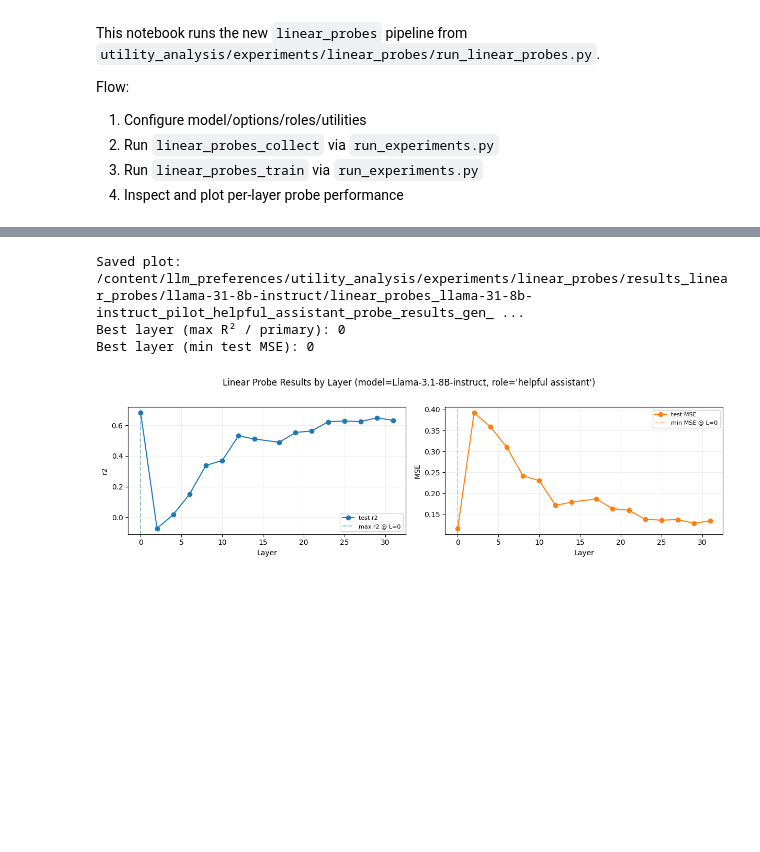
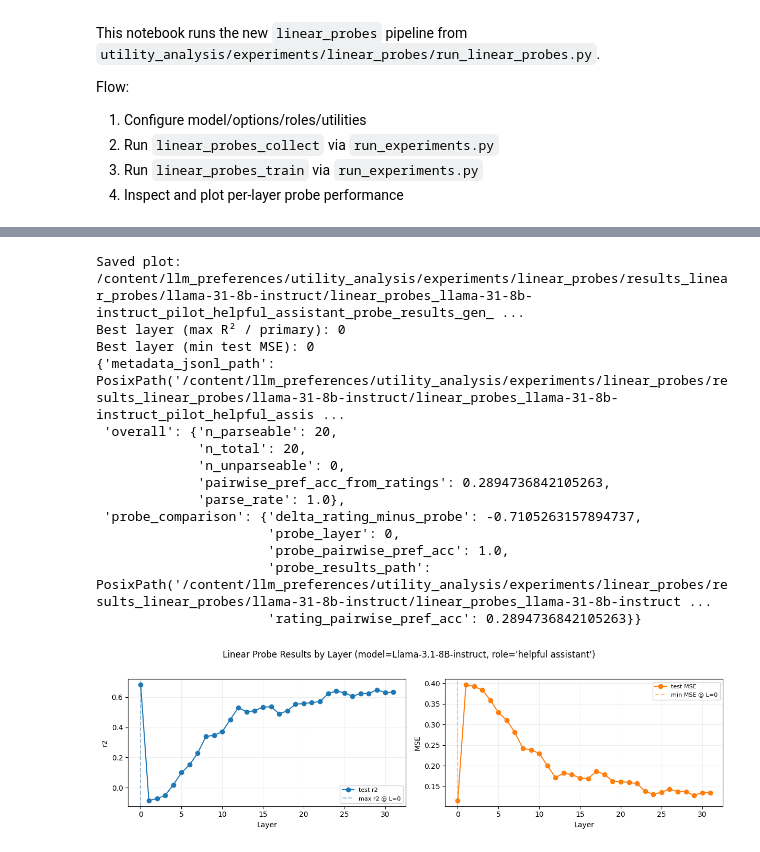
Before and after one commit to thowell332/llm-preferences, a Jupyter notebook: utility_analysis/linear_probes_experiment.ipynb, the cells around one changed output, grey strips where cells are left out. Saved outputs shown, nothing was run; the diff lists cells and outputs as text; code cells hidden in the pictures; blank space fills up the shorter version.

Commit message:
Ran again with ratings

```diff
--- a/utility_analysis/linear_probes_experiment.ipynb
+++ b/utility_analysis/linear_probes_experiment.ipynb
@@ -93,6 +135,12 @@ import yaml
 from transformers import AutoConfig
 from IPython.display import display
 
+
+NOTEBOOK_REPO_ROOT = REPO_ROOT if COLAB_RUNTIME else MODELS_PATH.parent.parent
+LP_DIR = NOTEBOOK_REPO_ROOT / "utility_analysis" / "experiments" / "linear_probes"
+if str(LP_DIR) not in sys.path:
+    sys.path.insert(0, str(LP_DIR))
+
 import importlib
 import notebook_runs
 importlib.reload(notebook_runs)
@@ -101,11 +149,6 @@ importlib.reload(notebook_runs)
 
 if "MODEL_KEY" not in dir() or "MODELS_PATH" not in dir():
     raise RuntimeError("Run the model setup cell first (MODEL_KEY, MODELS_PATH).")
-
-NOTEBOOK_REPO_ROOT = REPO_ROOT if COLAB_RUNTIME else MODELS_PATH.parent.parent
-LP_DIR = NOTEBOOK_REPO_ROOT / "utility_analysis" / "experiments" / "linear_probes"
-if str(LP_DIR) not in sys.path:
-    sys.path.insert(0, str(LP_DIR))
 
 from notebook_runs import (
     default_utilities_rel,
@@ -121,7 +164,7 @@ PILOT_SAVE_SUFFIX = f"{MODEL_KEY}_pilot_{PILOT_ROLE}".replace(" ", "_")
 OPTIONS_REL = "../../shared_options/options_custom.json"
 UTILITIES_REL = None  # None -> default_utilities_rel(MODEL_KEY, PILOT_ROLE)
 
-LAYER_MODE = "sample"  # "sample" | "all"
+LAYER_MODE = "all"  # "sample" | "all"
 NUM_SAMPLED_LAYERS = 16
 MAX_EXAMPLES = 20
 MAX_MODEL_LEN = 256
@@ -211,19 +299,41 @@ Probe metrics JSON: /content/llm_preferences/utility_analysis/experiments/linear
 # %%
 results_path = Path(results_path).resolve()
 fig, axes, summ = plot_probe_results_file(
     results_path,
     title=f"Linear Probe Results by Layer (model=Llama-3.1-8B-instruct, role='helpful assistant')",
 )
 plot_png = results_path.with_name(results_path.stem + "_plot.png")
 fig.savefig(plot_png, dpi=150, bbox_inches="tight")
 print("Saved plot:", plot_png)
 print("Best layer (max R² / primary):", summ["best_layer"])
 print("Best layer (min test MSE):", summ["best_layer_mse"])
+
+importlib.reload(notebook_runs)
+from notebook_runs import (
+    rating_pairwise_preference_accuracy
+)
+out = rating_pairwise_preference_accuracy(
+    metadata_jsonl_path= LP_DIR / "results_linear_probes" / "llama-31-8b-instruct" / "linear_probes_llama-31-8b-instruct_pilot_helpful_assistant_metadata.jsonl",
+    probe_results_path= LP_DIR / "results_linear_probes" / "llama-31-8b-instruct" / "linear_probes_llama-31-8b-instruct_pilot_helpful_assistant_probe_results_gen_first_utility_all.json",
+)
+import pprint
+pprint.pprint(out)
 # %% [output]
 Saved plot: /content/llm_preferences/utility_analysis/experiments/linear_probes/results_linear_probes/llama-31-8b-instruct/linear_probes_llama-31-8b-instruct_pilot_helpful_assistant_probe_results_gen_ ...
 Best layer (max R² / primary): 0
 Best layer (min test MSE): 0
+{'metadata_jsonl_path': PosixPath('/content/llm_preferences/utility_analysis/experiments/linear_probes/results_linear_probes/llama-31-8b-instruct/linear_probes_llama-31-8b-instruct_pilot_helpful_assis ...
+ 'overall': {'n_parseable': 20,
+             'n_total': 20,
+             'n_unparseable': 0,
+             'pairwise_pref_acc_from_ratings': 0.2894736842105263,
+             'parse_rate': 1.0},
+ 'probe_comparison': {'delta_rating_minus_probe': -0.7105263157894737,
+                      'probe_layer': 0,
+                      'probe_pairwise_pref_acc': 1.0,
+                      'probe_results_path': PosixPath('/content/llm_preferences/utility_analysis/experiments/linear_probes/results_linear_probes/llama-31-8b-instruct/linear_probes_llama-31-8b-instruct ...
+                      'rating_pairwise_pref_acc': 0.2894736842105263}}
-[figure, old version]
+[figure, new version]
 # %%
 # --- Full experiment: edit these ---
 import sys
```
Also changed, not shown: parts of 12 cells of this notebook.
